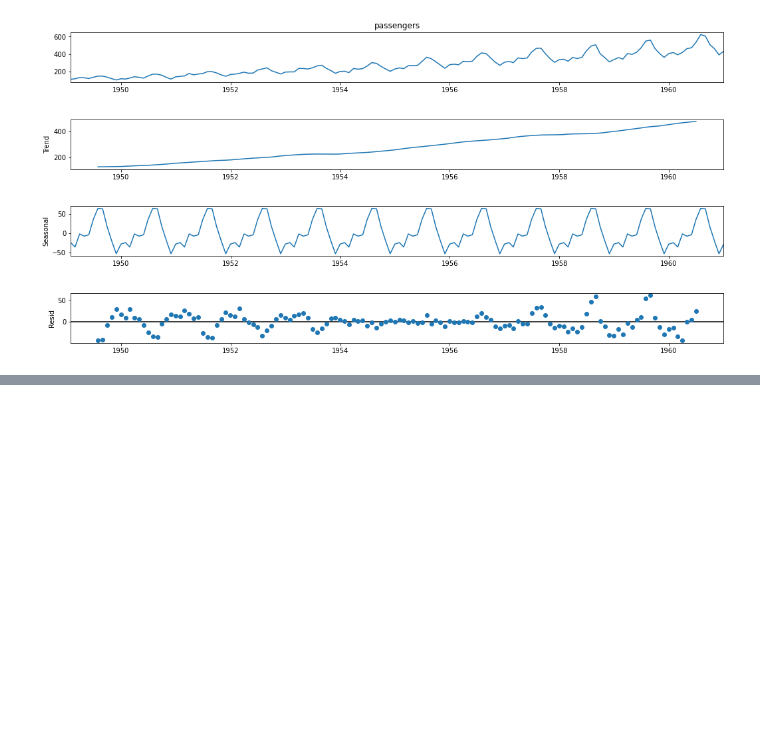
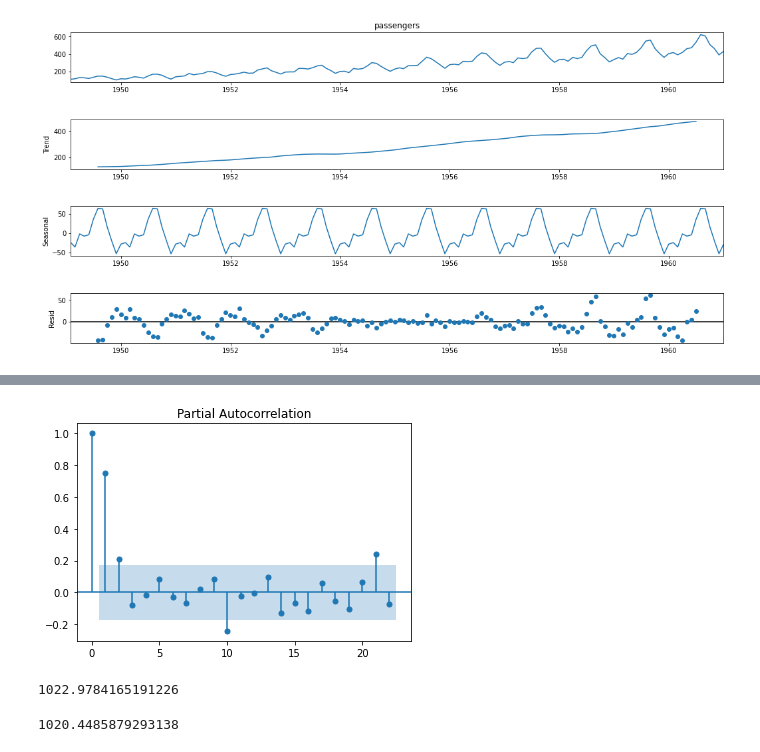
Before and after one commit to napb/examen2, a Jupyter notebook: Examen2.ipynb, the cells around one changed output, grey strips where cells are left out. Drawn from its saved outputs; the diff is of its cells as text; code cells hidden in the pictures; blank space fills up the shorter version.

```diff
--- a/Examen2.ipynb
+++ b/Examen2.ipynb
@@ -58,0 +101,9 @@ adfuller(df['passengers'])
+# %%
+#1.D.B Autoregresion
+
+from statsmodels.graphics.tsaplots import plot_pacf
+plot_pacf = plot_pacf(df['passengers_stacionary_12'].dropna())
+
+# La autocorrelacion parcial en el caso de la diferencia entre 12 meses tiene como resultado dos correlaciones significativas significando un componente AR (2)
+# %% [output]
+[figure, added]
@@ -58,0 +119,10 @@ adfuller(df['passengers'])
+# %%
+mocelo = sarima(df['passengers'], 2,2,1, 0,1,0,12)
+mocelo.aic
+# %% [output]
+1022.9784165191226
+# %%
+modelo2 = sarima(df['passengers'], 2,2,2, 0,1,0,12)
+modelo2.aic
+# %% [output]
+1020.4485879293138
```
Also changed, not shown: parts of 17 cells of this notebook.
